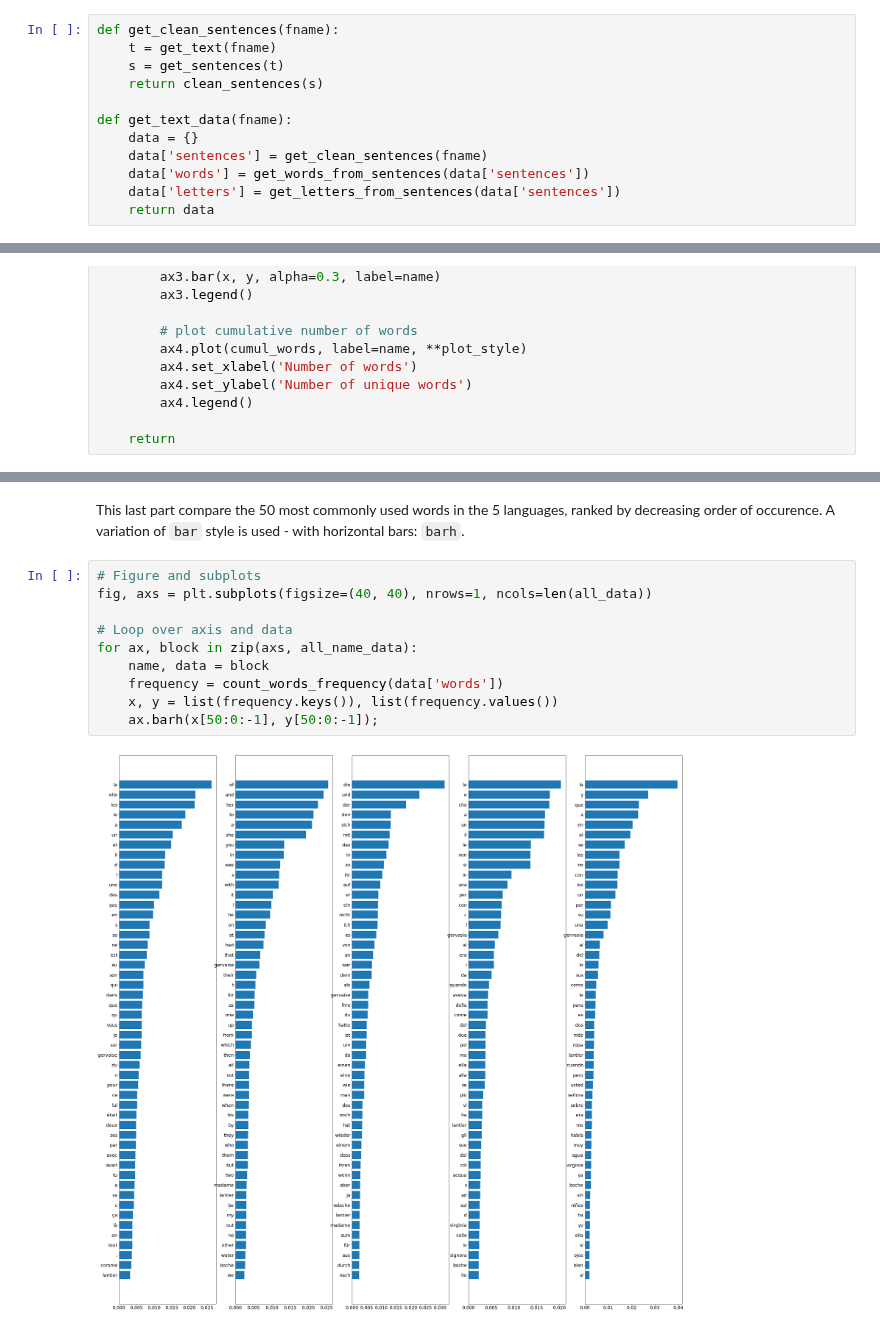
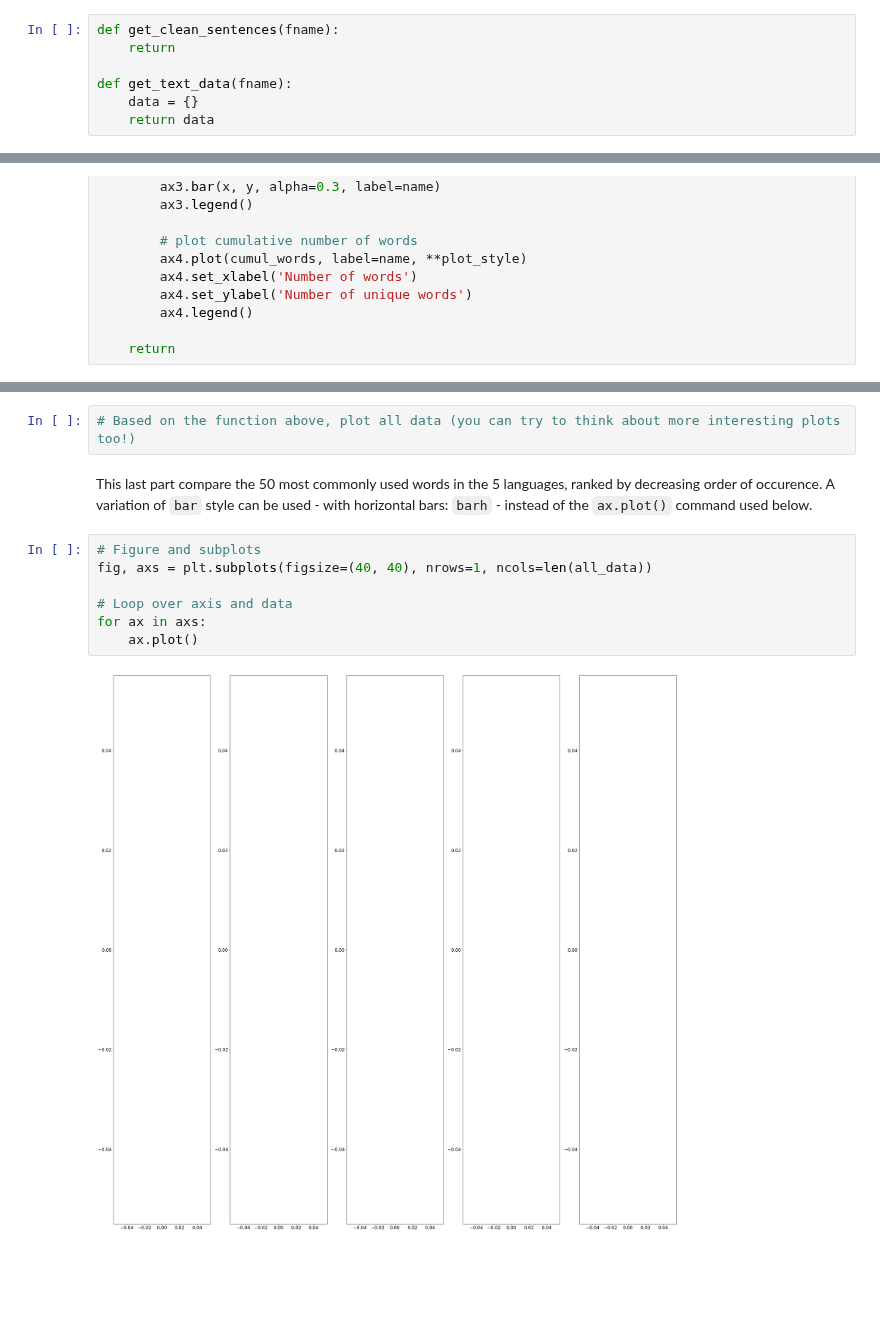
Before and after one commit to rmadar/lecture-python, a Jupyter notebook: projects/1-TextAnalysis.ipynb, the cells around one changed output, grey strips where cells are left out. Drawn from its saved outputs; the diff is of its cells as text; blank space fills up the shorter version.

```diff
--- a/projects/1-TextAnalysis.ipynb
+++ b/projects/1-TextAnalysis.ipynb
@@ -264,14 +163,9 @@ le: 2%
 We need to to store the list of sentences, the list of words and the list of letters. These three lists allows to call the different function designed before. We propose to store this information into a dictionnary `data`.
 # %%
 def get_clean_sentences(fname):
-    t = get_text(fname)
-    s = get_sentences(t)
-    return clean_sentences(s)
+    return
 
 def get_text_data(fname):
     data = {}
-    data['sentences'] = get_clean_sentences(fname)
-    data['words'] = get_words_from_sentences(data['sentences'])
-    data['letters'] = get_letters_from_sentences(data['sentences'])
     return data
 # %%
@@ -407,14 +289,13 @@ plot_text_data(*all_name_data)
+# %%
+# Based on the function above, plot all data (you can try to think about more interesting plots too!)
 # %% [markdown]
-This last part compare the 50 most commonly used words in the 5 languages, ranked by decreasing order of occurence. A variation of `bar` style is used - with horizontal bars: `barh`.
+This last part compare the 50 most commonly used words in the 5 languages, ranked by decreasing order of occurence. A variation of `bar` style can be used - with horizontal bars: `barh` - instead of the `ax.plot()` command used below.
 # %%
 # Figure and subplots
 fig, axs = plt.subplots(figsize=(40, 40), nrows=1, ncols=len(all_data))
 
 # Loop over axis and data
-for ax, block in zip(axs, all_name_data):
-    name, data = block
-    frequency = count_words_frequency(data['words'])
-    x, y = list(frequency.keys()), list(frequency.values())
-    ax.barh(x[50:0:-1], y[50:0:-1]);
+for ax in axs:
+    ax.plot()
 # %% [output]
-[figure, old version]
+[figure, new version]
```
Also changed, not shown: parts of 36 cells of this notebook, 1 other file.
